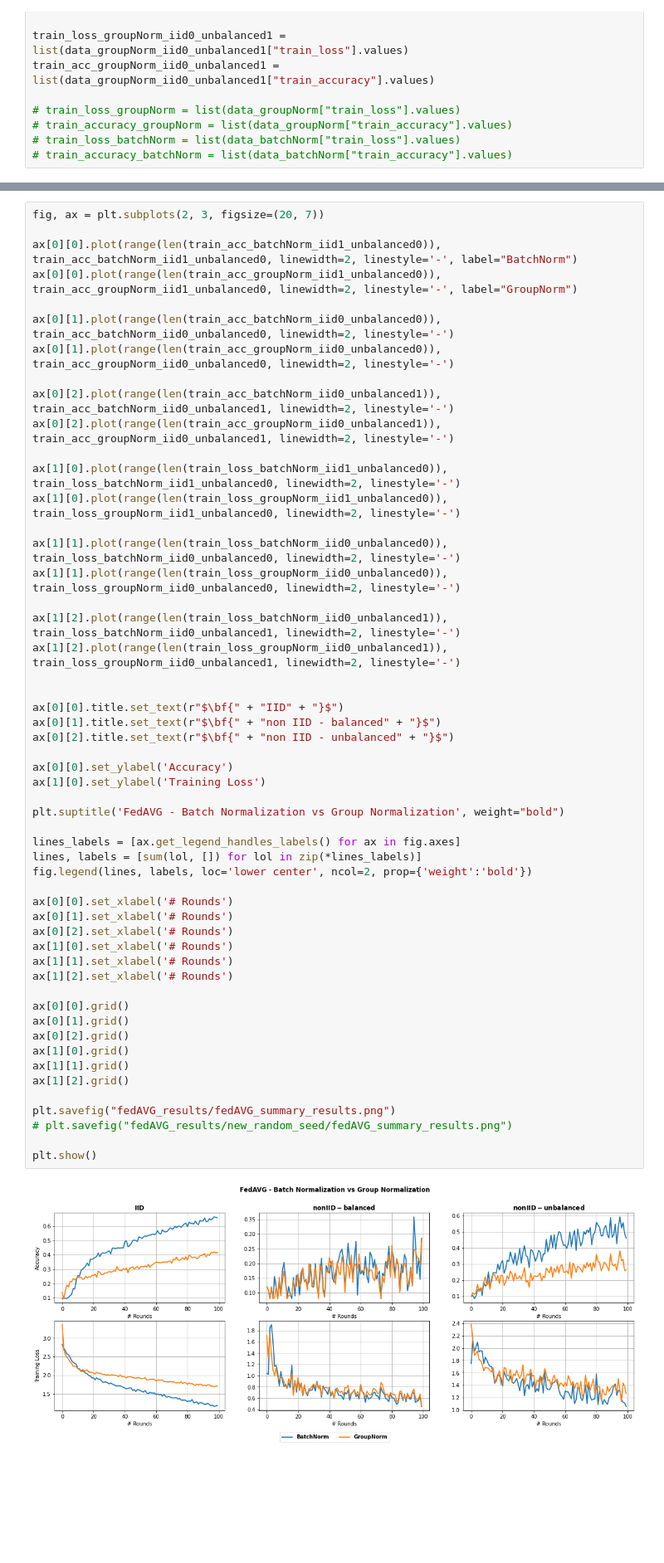
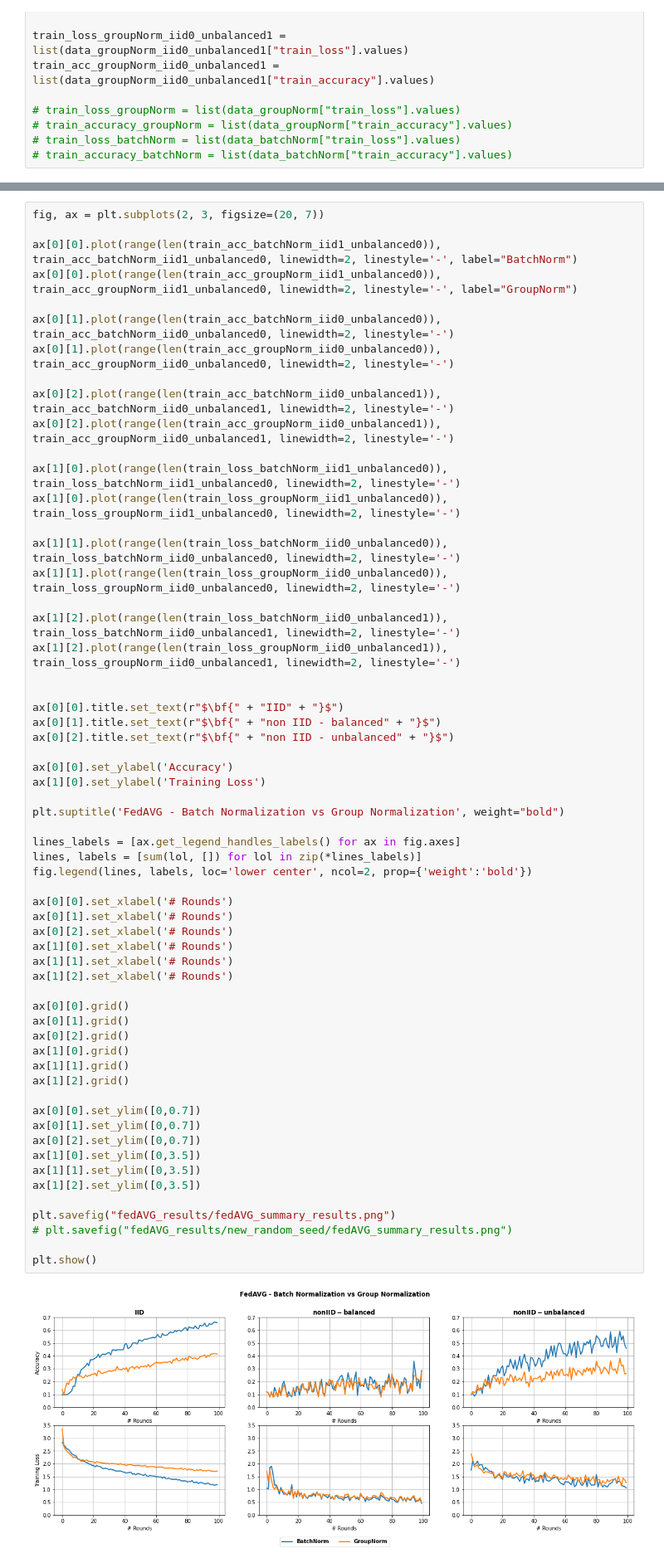
Before and after one commit to dadodimauro/MLDL-Federated-Learning, a Jupyter notebook: plot.ipynb, the cells around one changed output, grey strips where cells are left out. Shown at 83% size. Cells and saved outputs as stored; diff of their text form; blank space fills up the shorter version.

```diff
--- a/plot.ipynb
+++ b/plot.ipynb
@@ -192,34 +192,41 @@ ax[0][1].title.set_text(r"$\bf{" + "non IID - balanced" + "}$")
 ax[0][2].title.set_text(r"$\bf{" + "non IID - unbalanced" + "}$")
 
 ax[0][0].set_ylabel('Accuracy')
 ax[1][0].set_ylabel('Training Loss')
 
 plt.suptitle('FedAVG - Batch Normalization vs Group Normalization', weight="bold")
 
 lines_labels = [ax.get_legend_handles_labels() for ax in fig.axes]
 lines, labels = [sum(lol, []) for lol in zip(*lines_labels)]
 fig.legend(lines, labels, loc='lower center', ncol=2, prop={'weight':'bold'})
 
 ax[0][0].set_xlabel('# Rounds')
 ax[0][1].set_xlabel('# Rounds')
 ax[0][2].set_xlabel('# Rounds')
 ax[1][0].set_xlabel('# Rounds')
 ax[1][1].set_xlabel('# Rounds')
 ax[1][2].set_xlabel('# Rounds')
 
 ax[0][0].grid()
 ax[0][1].grid()
 ax[0][2].grid()
 ax[1][0].grid()
 ax[1][1].grid()
 ax[1][2].grid()
 
+ax[0][0].set_ylim([0,0.7])
+ax[0][1].set_ylim([0,0.7])
+ax[0][2].set_ylim([0,0.7])
+ax[1][0].set_ylim([0,3.5])
+ax[1][1].set_ylim([0,3.5])
+ax[1][2].set_ylim([0,3.5])
+
 plt.savefig("fedAVG_results/fedAVG_summary_results.png")
 # plt.savefig("fedAVG_results/new_random_seed/fedAVG_summary_results.png")
 
 plt.show()
 # %% [output]
-[figure, old version]
+[figure, new version]
 # %%
 # FedGKT
 data_batchNorm_iid1_unbalanced0 = pd.read_csv("fedGKT_results/ResNet50_BatchNorm_10_lr_[0.001]_C[0.1]_iid[1]_Es[10]_Ec[1]_B[128]_sgd_unbalanced[0].csv")
```
Also changed, not shown: parts of 6 cells of this notebook, 13 other files.
